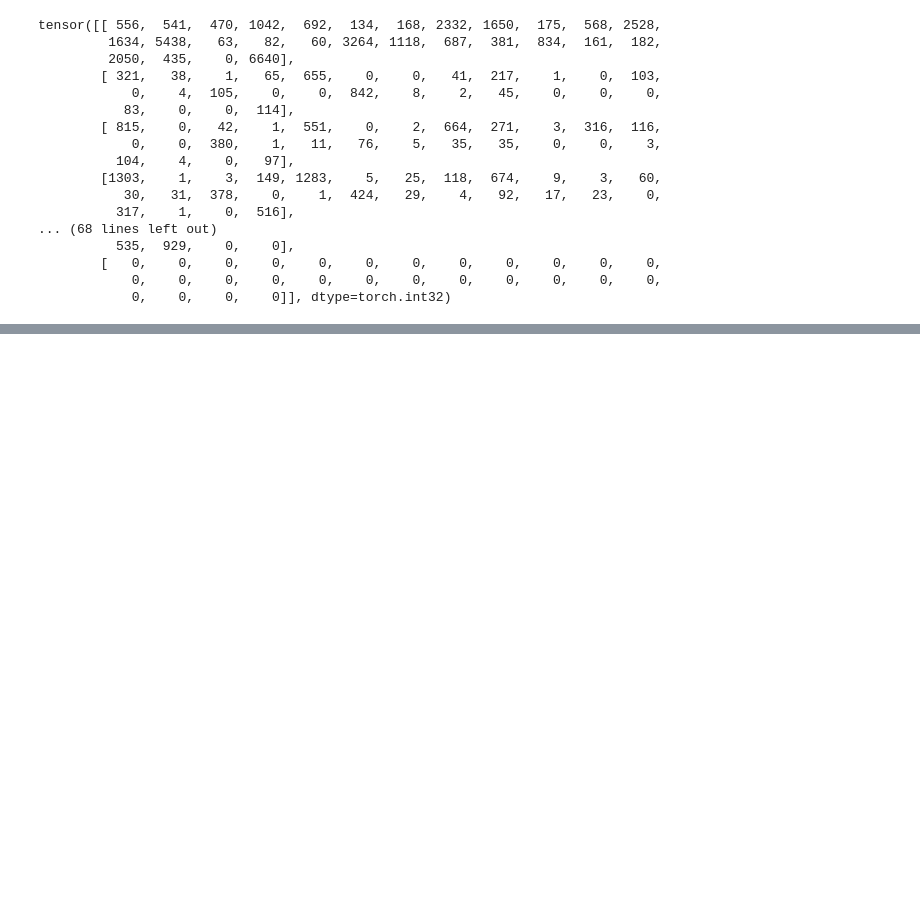
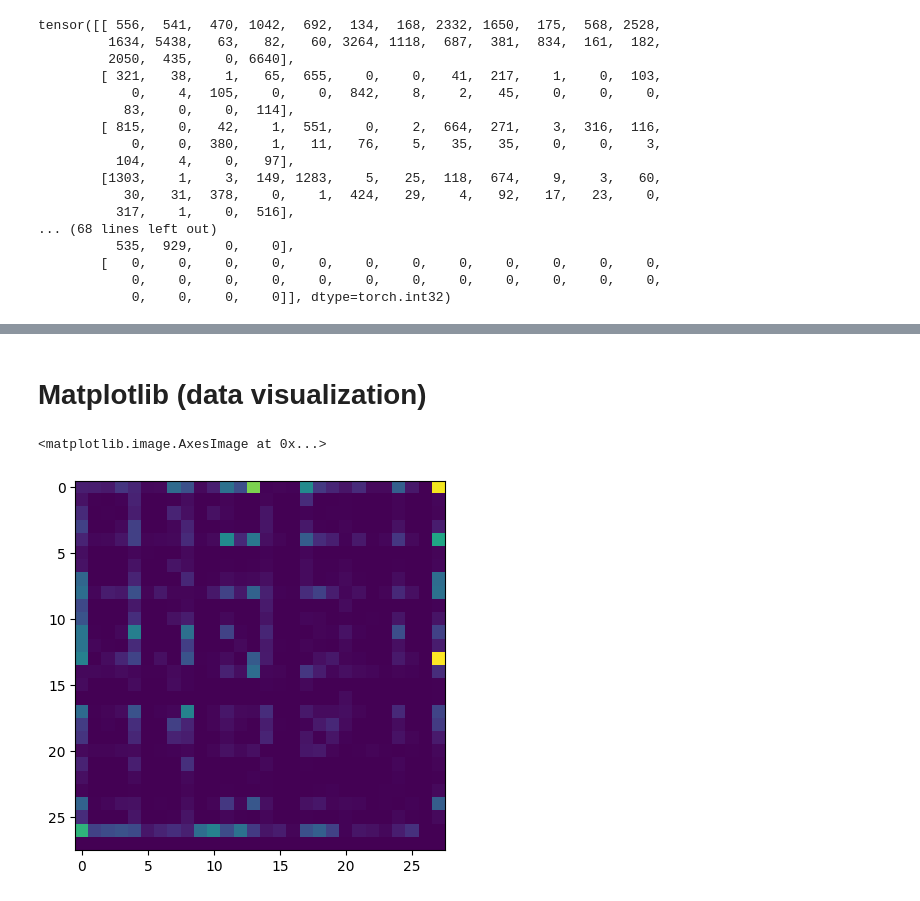
Before and after one commit to WackyChomp/neuro-network, a Jupyter notebook: Makemore/1_makemore_bigram.ipynb, the cells around one changed output, grey strips where cells are left out. Saved outputs shown, nothing was run; the diff lists cells and outputs as text; code cells hidden in the pictures; blank space fills up the shorter version.

Commit message:
Imported Matplotlib to create color map

```diff
--- a/Makemore/1_makemore_bigram.ipynb
+++ b/Makemore/1_makemore_bigram.ipynb
@@ -186,0 +209,9 @@ tensor([[ 556,  541,  470, 1042,  692,  134,  168, 2332, 1650,  175,  568, 2528,
+# %% [markdown]
+# Matplotlib (data visualization)
+# %%
+import matplotlib.pyplot as plt
+%matplotlib inline
+plt.imshow(N)
+# %% [output]
+<matplotlib.image.AxesImage at 0x...>
+[figure, added]
```
Also changed, not shown: parts of 2 cells of this notebook.
